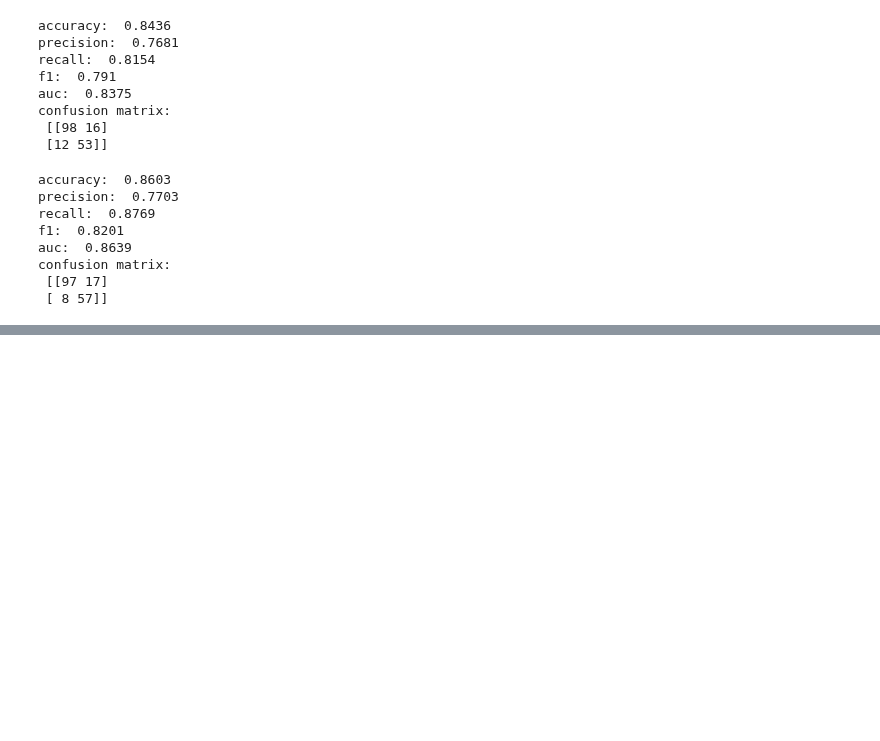
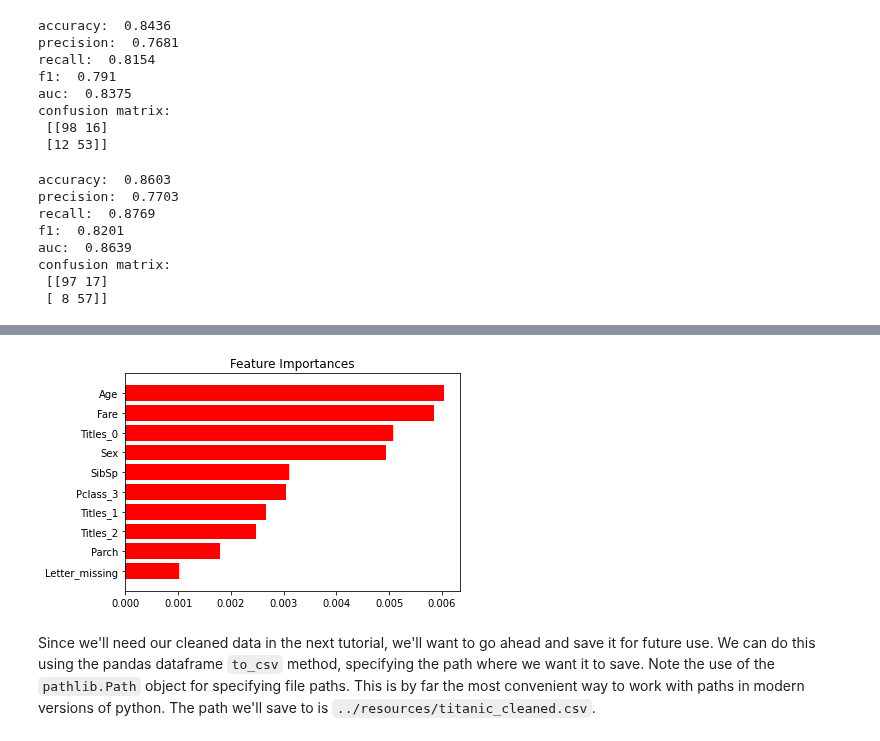
Before and after one commit to rkingery/ml_tutorials, a Jupyter notebook: notebooks/data_cleaning.ipynb, the cells around one changed output, grey strips where cells are left out. Cells and saved outputs as stored; diff of their text form; code cells hidden in the pictures; blank space fills up the shorter version.

Commit message:
finished data cleaning nb

```diff
--- a/notebooks/data_cleaning.ipynb
+++ b/notebooks/data_cleaning.ipynb
@@ -828,0 +826,7 @@ So what do we do now?
+# %%
+columns = df_one_hot.copy().drop(columns='Survived').columns
+plot_feature_importances(rf_model_onehot, columns, top_k=10)
+# %% [output]
+[figure, added]
+# %% [markdown]
+Since we'll need our cleaned data in the next tutorial, we'll want to go ahead and save it for future use. We can do this using the pandas dataframe `to_csv` method, specifying the path where we want it to save. Note the use of the `pathlib.Path` object for specifying file paths. This is by far the most convenient way to work with paths in modern versions of python. The path we'll save to is `../resources/titanic_cleaned.csv`.
```
Also changed, not shown: parts of 16 cells of this notebook, 2 other files.
